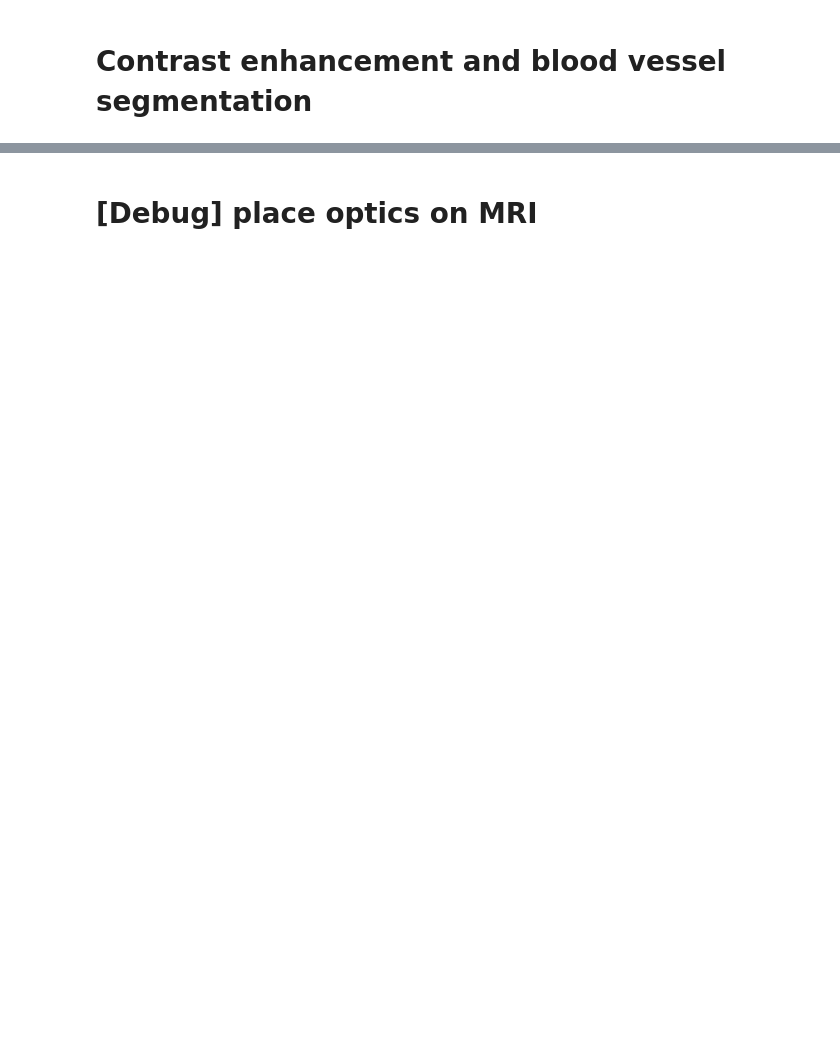
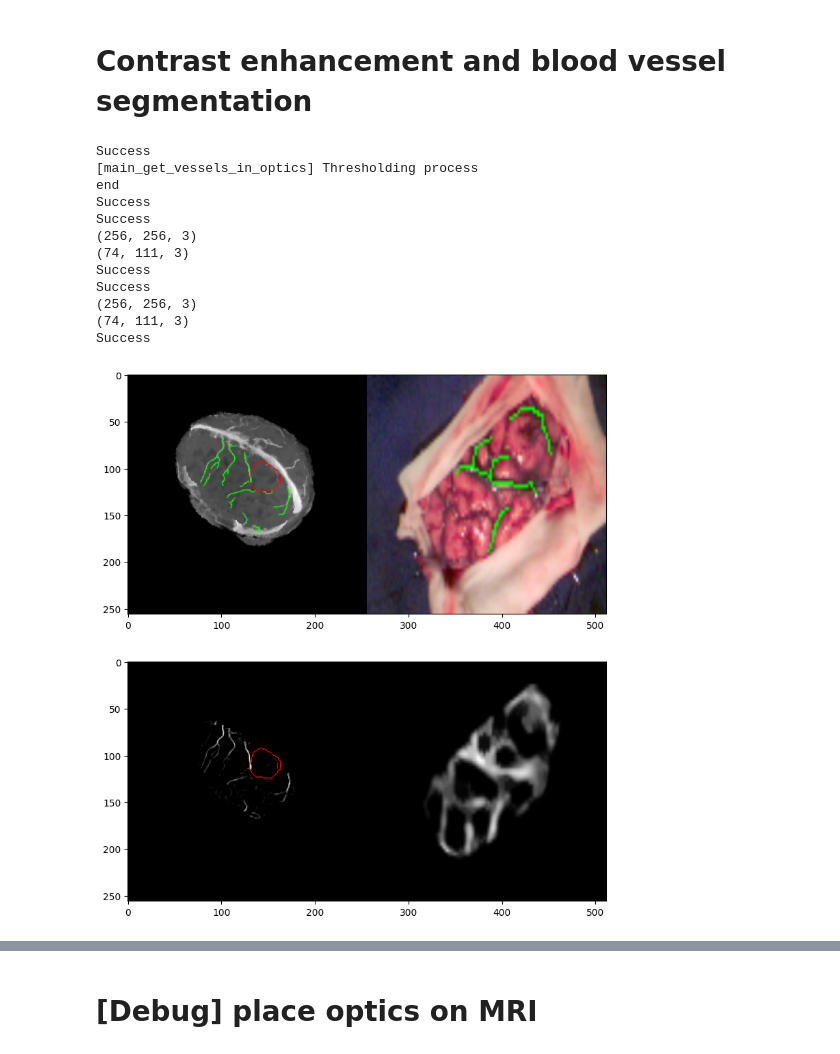
Before and after one commit to HyperProbe/CREATIS_Optics_MRI_registration, a Jupyter notebook: Registration/main.ipynb, the cells around one changed output, grey strips where cells are left out. Cells and saved outputs as stored; diff of their text form; code cells hidden in the pictures; blank space fills up the shorter version.

```diff
--- a/Registration/main.ipynb
+++ b/Registration/main.ipynb
@@ -159,17 +164,45 @@ Success
 # Contrast enhancement and blood vessel segmentation
 # %%
 #get skeleton vessel in MRI projection
+# params.sigma_minimum_mm_MRI = 0
+# params.sigma_maximum_mm_MRI = 1
+# params.thresh_MRI = 10
 error = main_get_vessels_in_MRI(Mypath, params)
 print(error)
 
-#get skeleton vessel in Optical image
+# #get skeleton vessel in Optical image
+# params.sigma_minimum_mm_optics =  3
+# params.sigma_maximum_mm_optics = 3
+# params.thresh_optics = 100
+# params.ksize_mm_kernal_specular_reflection_optics = 2
+
 error = main_get_vessels_in_optics(Mypath, params)
 print(error)
 
-#plot
-error,display = main_plot_vessel_skeletons(Mypath)
+error,display = main_plot_vessel_skeletons(Mypath, params)
+print(error)
 
-plt.figure()
+plt.figure(figsize=(10,10))
+plt.subplot(211)
+plt.imshow(display)
+
+error,display = main_plot_Frangi_images(Mypath, params)
+print(error)
+
+plt.subplot(212)
 plt.imshow(display)
 plt.show()
-print(error)
+# %% [output]
+Success
+[main_get_vessels_in_optics] Thresholding process
+end
+Success
+Success
+(256, 256, 3)
+(74, 111, 3)
+Success
+Success
+(256, 256, 3)
+(74, 111, 3)
+Success
+[figure, added]
```
Also changed, not shown: parts of 22 cells of this notebook, 12 other files.
